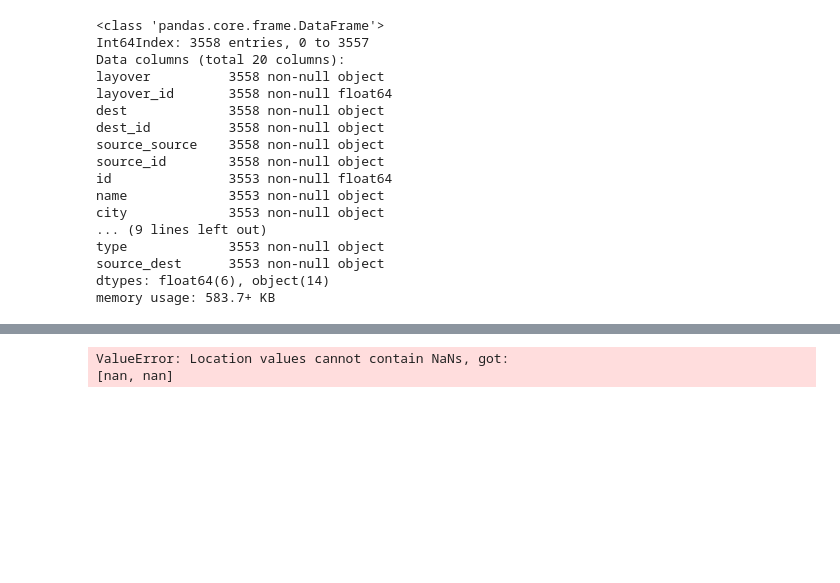
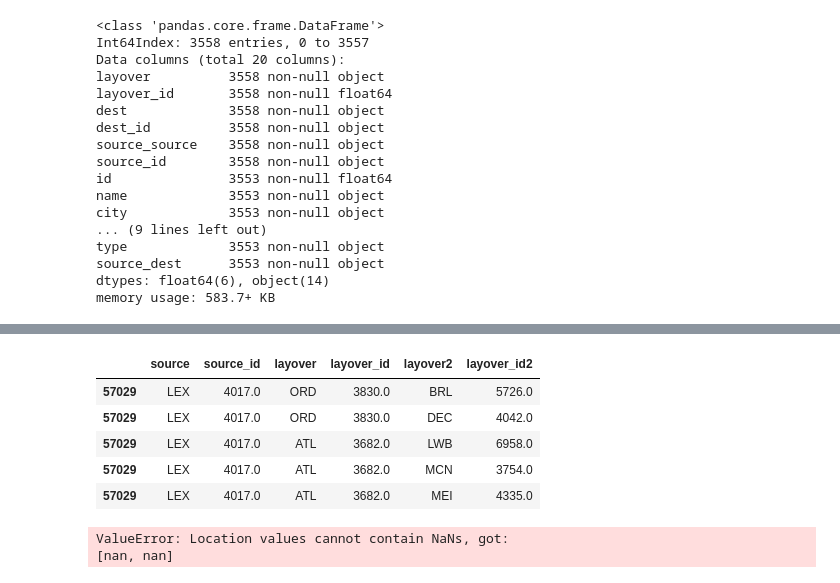
Before and after one commit to FRA228/ce599, a Jupyter notebook: 09-Mapping/interactive-mapping.ipynb, the cells around one changed output, grey strips where cells are left out. Cells and saved outputs as stored; diff of their text form; code cells hidden in the pictures; blank space fills up the shorter version.

```diff
--- a/09-Mapping/interactive-mapping.ipynb
+++ b/09-Mapping/interactive-mapping.ipynb
@@ -635,0 +716,11 @@ memory usage: 583.7+ KB
+# %%
+two_trsfr_routes= one_trsfr_routes [['source','source_id','layover','layover_id','dest','dest_id']]
+two_trsfr_routes.columns=['source','source_id','layover','layover_id', 'layover2', 'layover_id2']
+two_trsfr_routes.head()
+# %% [output]
+|  | source | source_id | layover | layover_id | layover2 | layover_id2 |
+| 57029 | LEX | 4017.0 | ORD | 3830.0 | BRL | 5726.0 |
+| 57029 | LEX | 4017.0 | ORD | 3830.0 | DEC | 4042.0 |
+| 57029 | LEX | 4017.0 | ATL | 3682.0 | LWB | 6958.0 |
+| 57029 | LEX | 4017.0 | ATL | 3682.0 | MCN | 3754.0 |
+| 57029 | LEX | 4017.0 | ATL | 3682.0 | MEI | 4335.0 |
```
Also changed, not shown: parts of 14 cells of this notebook, 1 other file.
